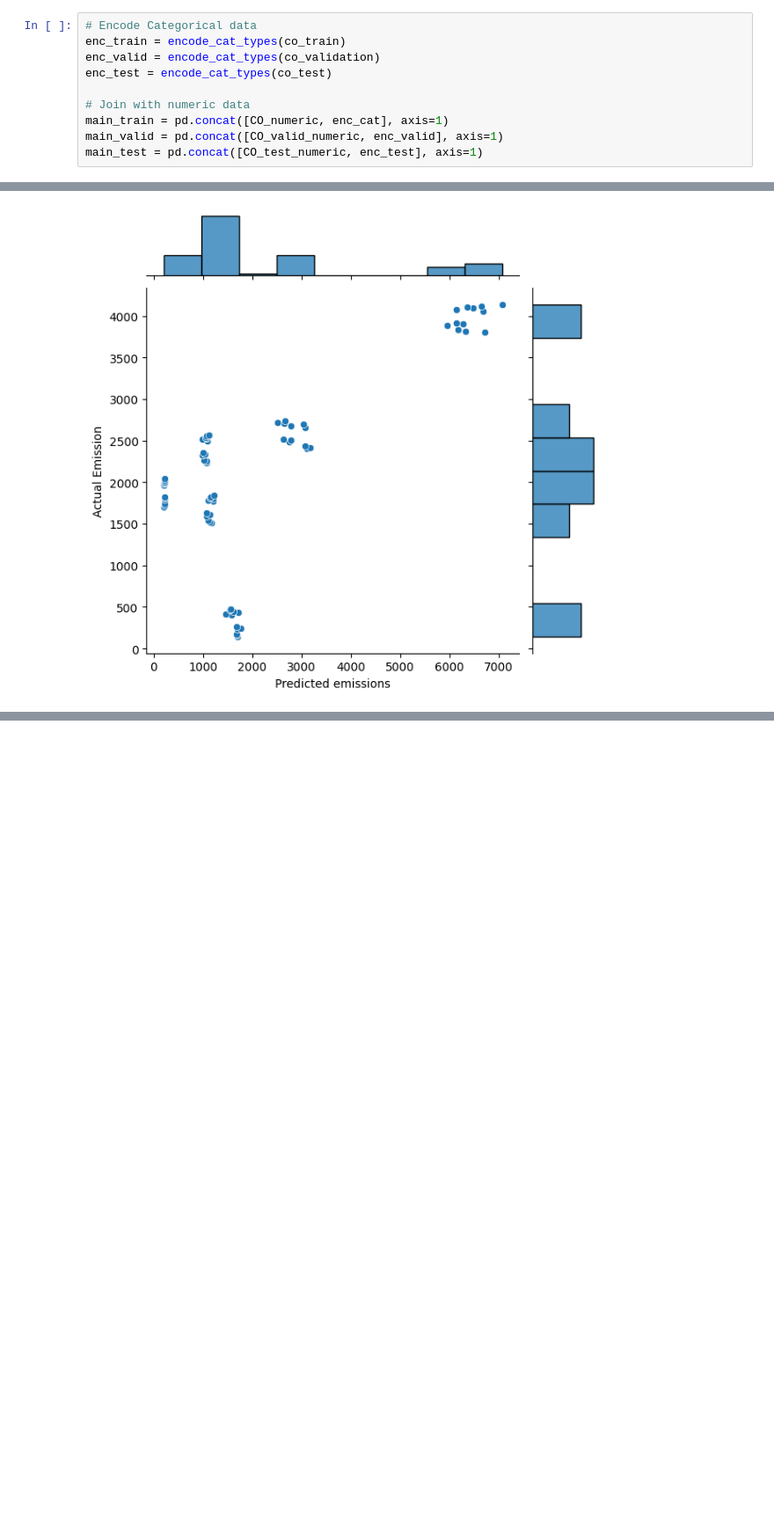
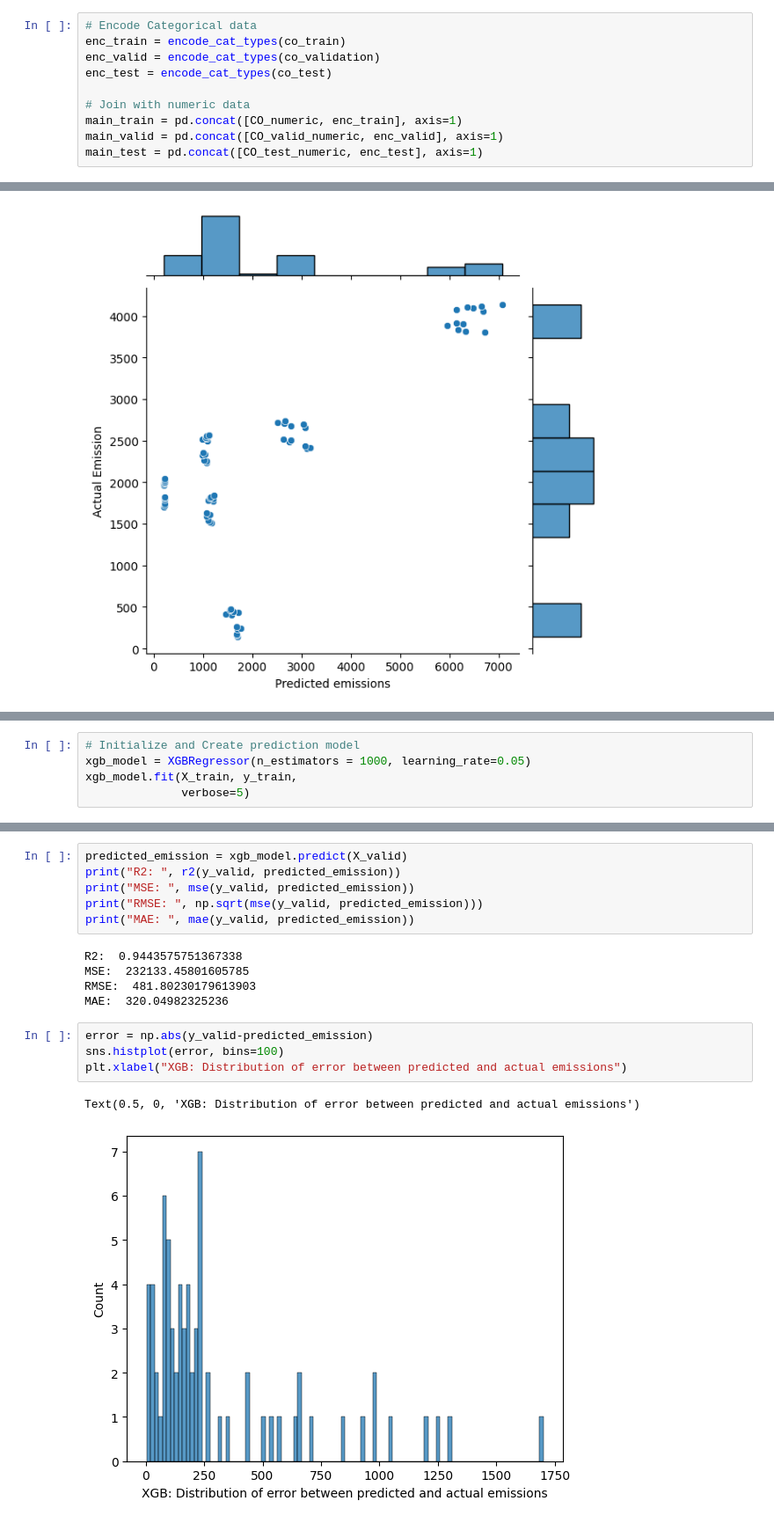
Before and after one commit to pjcroxas/Data-Analytics, a Jupyter notebook: CO2_Emission_Forecasting.ipynb, the cells around one changed output, grey strips where cells are left out. Shown at 88% size. Cells and saved outputs as stored; diff of their text form; blank space fills up the shorter version.

```diff
--- a/CO2_Emission_Forecasting.ipynb
+++ b/CO2_Emission_Forecasting.ipynb
@@ -366,7 +367,7 @@ enc_valid = encode_cat_types(co_validation)
 enc_test = encode_cat_types(co_test)
 
 # Join with numeric data
-main_train = pd.concat([CO_numeric, enc_cat], axis=1)
+main_train = pd.concat([CO_numeric, enc_train], axis=1)
 main_valid = pd.concat([CO_valid_numeric, enc_valid], axis=1)
 main_test = pd.concat([CO_test_numeric, enc_test], axis=1)
 # %%
@@ -408,0 +412,5 @@ Text(37.722222222222214, 0.5, 'Actual Emission')
+# %%
+# Initialize and Create prediction model
+xgb_model = XGBRegressor(n_estimators = 1000, learning_rate=0.05)
+xgb_model.fit(X_train, y_train,
+              verbose=5)
@@ -408,0 +429,18 @@ Text(37.722222222222214, 0.5, 'Actual Emission')
+# %%
+predicted_emission = xgb_model.predict(X_valid)
+print("R2: ", r2(y_valid, predicted_emission))
+print("MSE: ", mse(y_valid, predicted_emission))
+print("RMSE: ", np.sqrt(mse(y_valid, predicted_emission)))
+print("MAE: ", mae(y_valid, predicted_emission))
+# %% [output]
+R2:  0.9443575751367338
+MSE:  232133.45801605785
+RMSE:  481.80230179613903
+MAE:  320.04982325236
+# %%
+error = np.abs(y_valid-predicted_emission)
+sns.histplot(error, bins=100)
+plt.xlabel("XGB: Distribution of error between predicted and actual emissions")
+# %% [output]
+Text(0.5, 0, 'XGB: Distribution of error between predicted and actual emissions')
+[figure, added]
```
Also changed, not shown: parts of 18 cells of this notebook.
